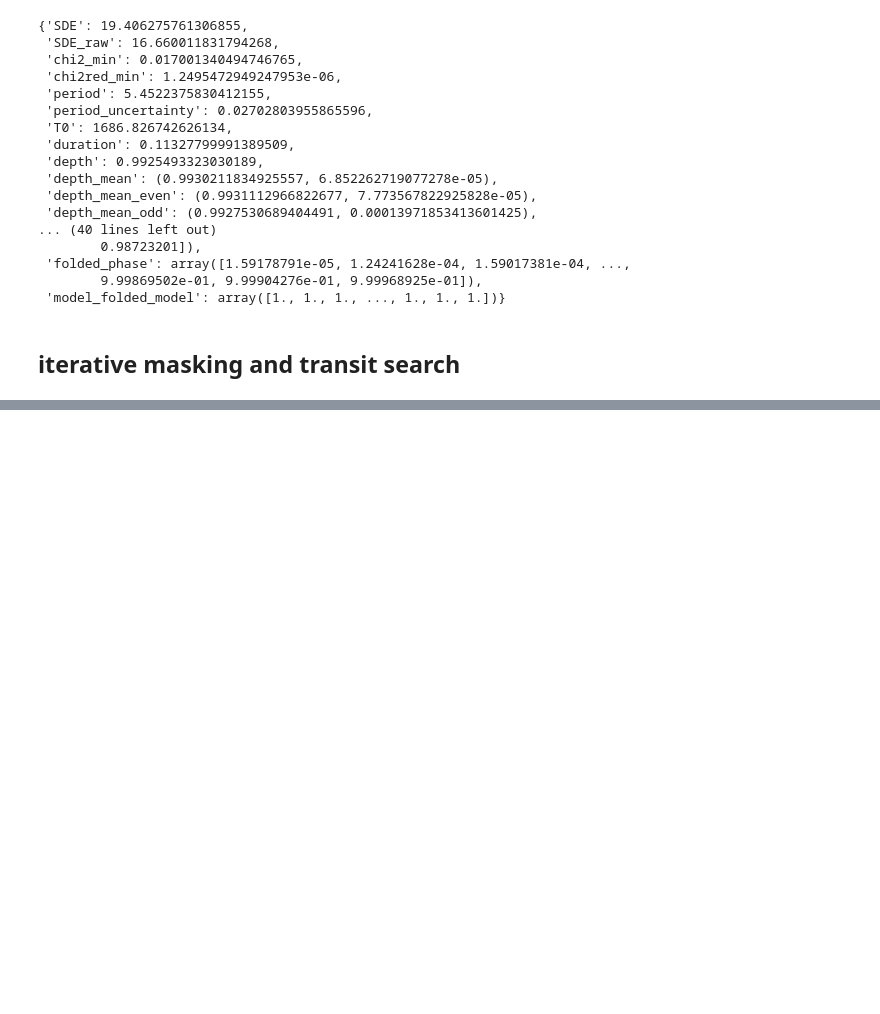
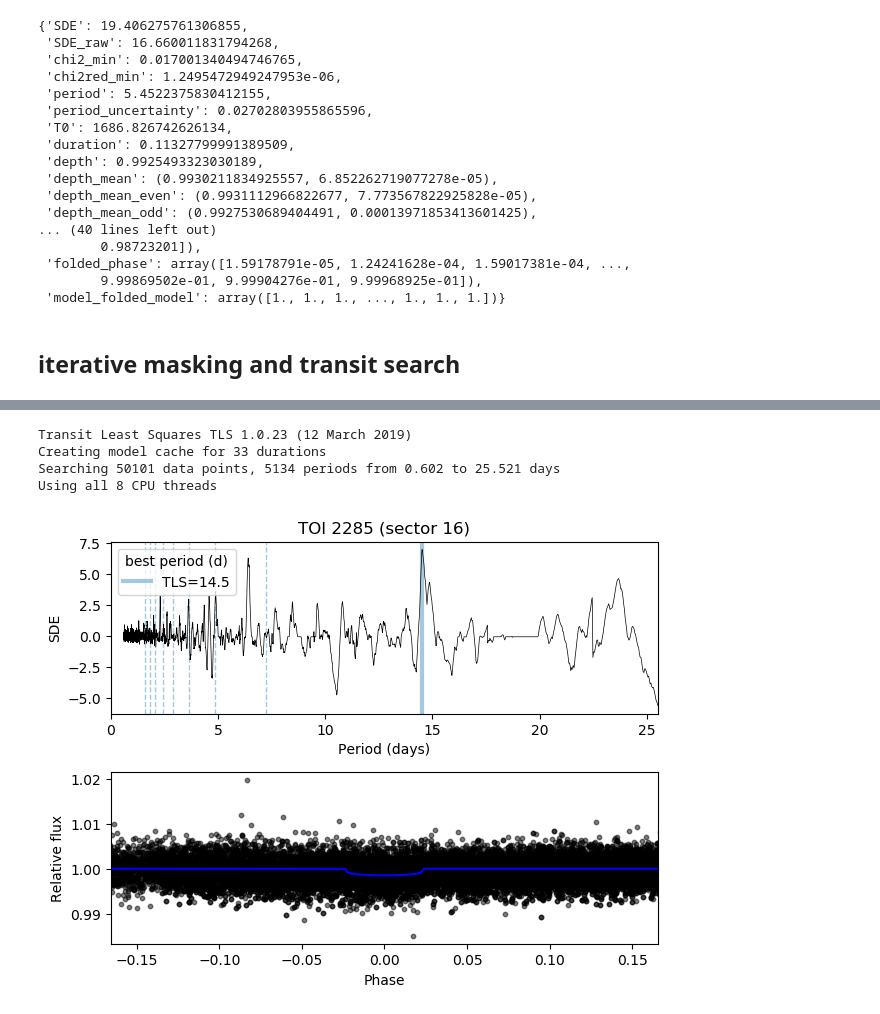
Before and after one commit to jpdeleon/chronos, a Jupyter notebook: notebooks/examples-transit_search.ipynb, the cells around one changed output, grey strips where cells are left out. Cells and saved outputs as stored; diff of their text form; code cells hidden in the pictures; blank space fills up the shorter version.

```diff
--- a/notebooks/examples-transit_search.ipynb
+++ b/notebooks/examples-transit_search.ipynb
@@ -82,0 +130,8 @@ s.tls_results
+# %%
+fig = s.run_tls(sap, plot=True)
+# %% [output]
+Transit Least Squares TLS 1.0.23 (12 March 2019)
+Creating model cache for 33 durations
+Searching 50101 data points, 5134 periods from 0.602 to 25.521 days
+Using all 8 CPU threads
+[figure, added]
```
Also changed, not shown: parts of 7 cells of this notebook, 16 other files.
